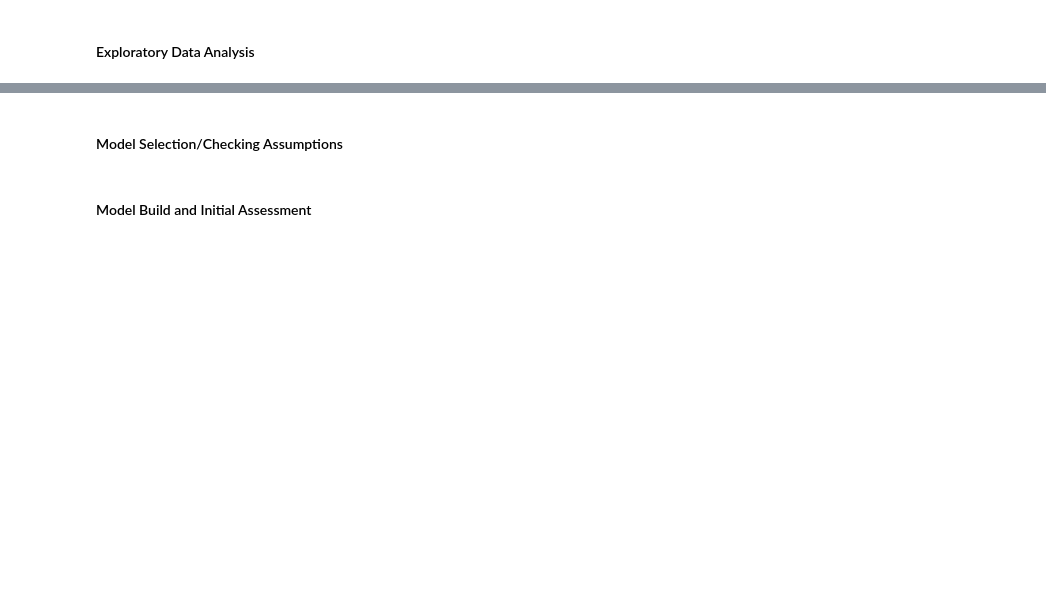
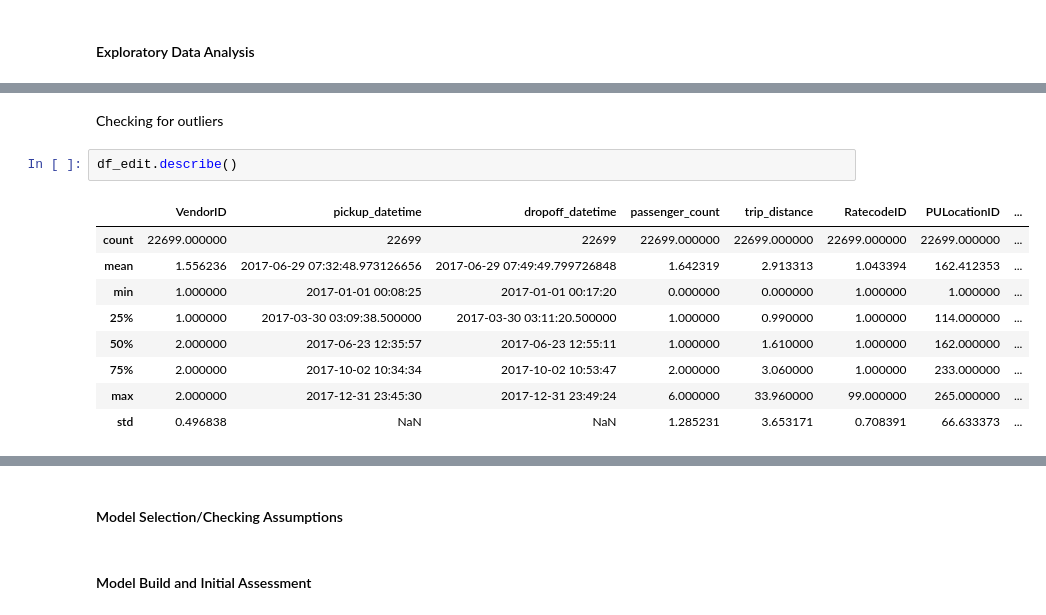
Before and after one commit to traha-89/Portafoglio, a Jupyter notebook: NYC Taxi Fare Prediction/NYC_MLRprediction.ipynb, the cells around one changed output, grey strips where cells are left out. Cells and saved outputs as stored; diff of their text form; blank space fills up the shorter version.

```diff
--- a/NYC Taxi Fare Prediction/NYC_MLRprediction.ipynb
+++ b/NYC Taxi Fare Prediction/NYC_MLRprediction.ipynb
@@ -95,0 +190,14 @@ Based on our observations from above, we can plan our EDA approach as below:
+# %% [markdown]
+Checking for outliers
+# %%
+df_edit.describe()
+# %% [output]
+|  | VendorID | pickup_datetime | dropoff_datetime | passenger_count | trip_distance | RatecodeID | PULocationID | ... |
+| count | 22699.000000 | 22699 | 22699 | 22699.000000 | 22699.000000 | 22699.000000 | 22699.000000 | ... |
+| mean | 1.556236 | 2017-06-29 07:32:48.973126656 | 2017-06-29 07:49:49.799726848 | 1.642319 | 2.913313 | 1.043394 | 162.412353 | ... |
+| min | 1.000000 | 2017-01-01 00:08:25 | 2017-01-01 00:17:20 | 0.000000 | 0.000000 | 1.000000 | 1.000000 | ... |
+| 25% | 1.000000 | 2017-03-30 03:09:38.500000 | 2017-03-30 03:11:20.500000 | 1.000000 | 0.990000 | 1.000000 | 114.000000 | ... |
+| 50% | 2.000000 | 2017-06-23 12:35:57 | 2017-06-23 12:55:11 | 1.000000 | 1.610000 | 1.000000 | 162.000000 | ... |
+| 75% | 2.000000 | 2017-10-02 10:34:34 | 2017-10-02 10:53:47 | 2.000000 | 3.060000 | 1.000000 | 233.000000 | ... |
+| max | 2.000000 | 2017-12-31 23:45:30 | 2017-12-31 23:49:24 | 6.000000 | 33.960000 | 99.000000 | 265.000000 | ... |
+| std | 0.496838 | NaN | NaN | 1.285231 | 3.653171 | 0.708391 | 66.633373 | ... |
```
Also changed, not shown: parts of 34 cells of this notebook.
